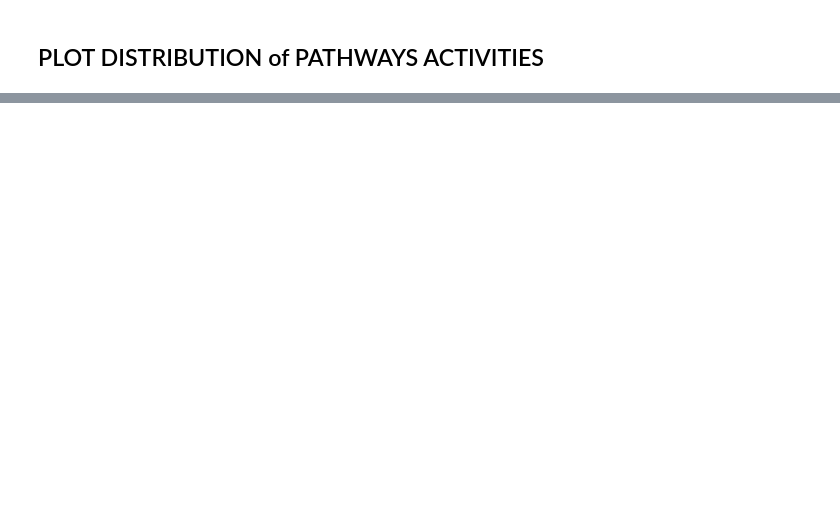
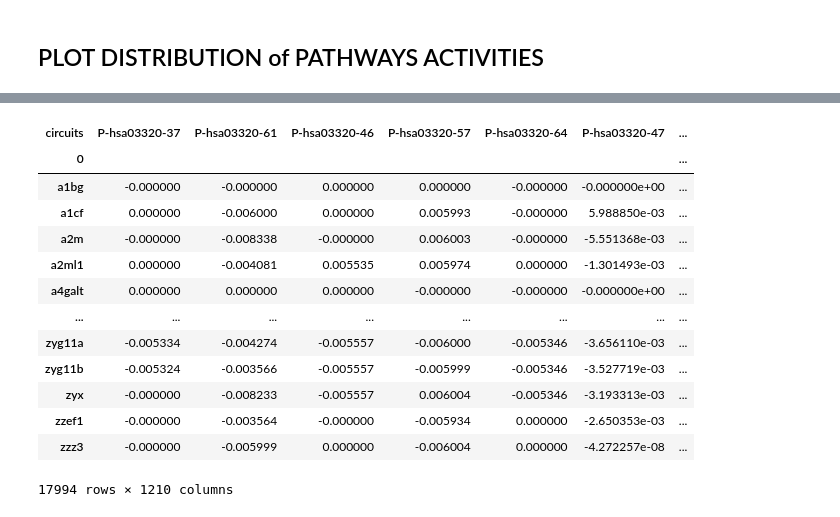
Before and after one commit to pelingundogdu/signalization_prior_knowledge_based_nn, a Jupyter notebook: notebooks/5.0-pg-pbk-analysis.ipynb, the cells around one changed output, grey strips where cells are left out. Drawn from its saved outputs; the diff is of its cells as text; code cells hidden in the pictures; blank space fills up the shorter version.

```diff
--- a/notebooks/5.0-pg-pbk-analysis.ipynb
+++ b/notebooks/5.0-pg-pbk-analysis.ipynb
@@ -308,0 +301,6 @@ plt.savefig(os.path.join(loc_output, 'distribution_activities_fig3g.png'), dpi=3
+# %%
+df_effector_gene = pd.read_csv('./data/processed/circuits_effector.txt').set_index('circuits')
+df_effector_final = df_effector_gene[df_effector_gene.index.isin(df_activation_pred.columns)]#.reset_index(drop=True)
+df_effector_final['effector_gene_name'] = df_effector_final['effector_gene_name'].str.lower()
+df_effector_final['effector_gene_name'].to_csv('effector_gene_name.txt')
+df_effector_final
@@ -308,0 +322,22 @@ plt.savefig(os.path.join(loc_output, 'distribution_activities_fig3g.png'), dpi=3
+# %%
+df_circuit_weight = pd.DataFrame(model.layers[1].get_weights()[0]
+                                 , columns=df_effector_final.index
+                                 , index=df_bio_with_df.index
+                                )
+df_circuit_weight.to_csv('weight_scores_of_input_layer.txt')
+df_circuit_weight
+# %% [output]
+| circuits | P-hsa03320-37 | P-hsa03320-61 | P-hsa03320-46 | P-hsa03320-57 | P-hsa03320-64 | P-hsa03320-47 | ... |
+| 0 |  |  |  |  |  |  | ... |
+| a1bg | -0.000000 | -0.000000 | 0.000000 | 0.000000 | -0.000000 | -0.000000e+00 | ... |
+| a1cf | 0.000000 | -0.006000 | 0.000000 | 0.005993 | -0.000000 | 5.988850e-03 | ... |
+| a2m | -0.000000 | -0.008338 | -0.000000 | 0.006003 | -0.000000 | -5.551368e-03 | ... |
+| a2ml1 | 0.000000 | -0.004081 | 0.005535 | 0.005974 | 0.000000 | -1.301493e-03 | ... |
+| a4galt | 0.000000 | 0.000000 | 0.000000 | -0.000000 | -0.000000 | -0.000000e+00 | ... |
+| ... | ... | ... | ... | ... | ... | ... | ... |
+| zyg11a | -0.005334 | -0.004274 | -0.005557 | -0.006000 | -0.005346 | -3.656110e-03 | ... |
+| zyg11b | -0.005324 | -0.003566 | -0.005557 | -0.005999 | -0.005346 | -3.527719e-03 | ... |
+| zyx | -0.000000 | -0.008233 | -0.005557 | 0.006004 | -0.005346 | -3.193313e-03 | ... |
+| zzef1 | -0.000000 | -0.003564 | -0.000000 | -0.005934 | 0.000000 | -2.650353e-03 | ... |
+| zzz3 | -0.000000 | -0.005999 | 0.000000 | -0.006004 | 0.000000 | -4.272257e-08 | ... |
+17994 rows × 1210 columns
```
Also changed, not shown: parts of 27 cells of this notebook.
